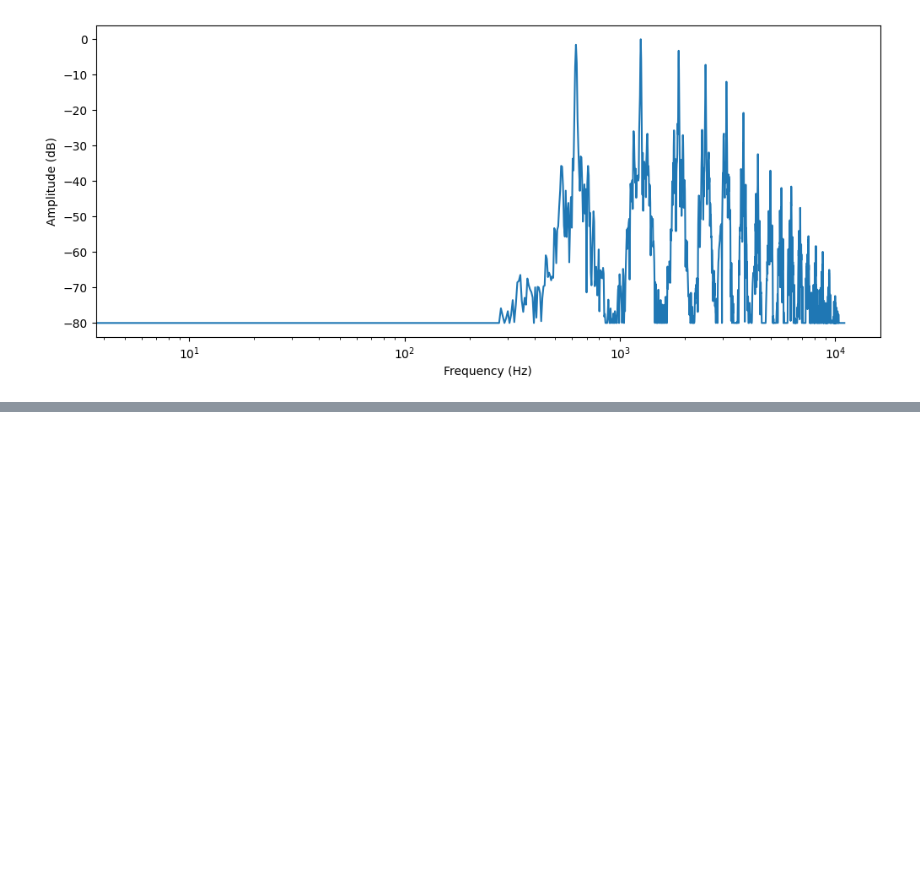
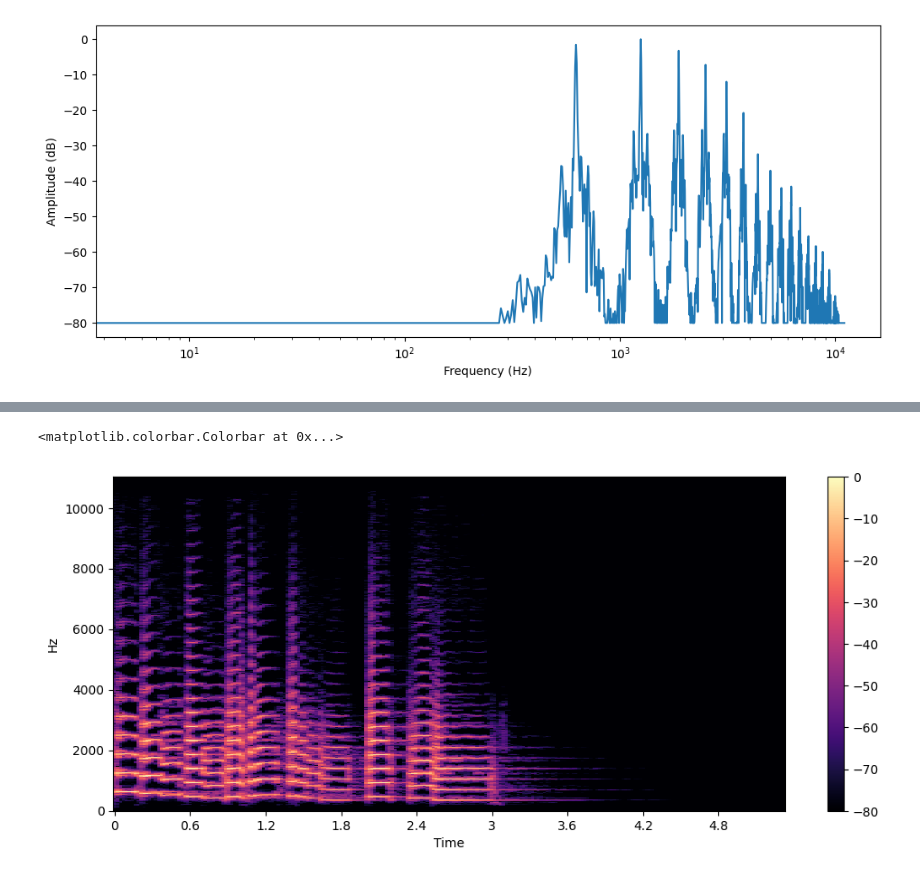
Before and after one commit to AbrarMahmud/Thesis_basic, a Jupyter notebook: Audio_SP.ipynb, the cells around one changed output, grey strips where cells are left out. Drawn from its saved outputs; the diff is of its cells as text; code cells hidden in the pictures; blank space fills up the shorter version.

```diff
--- a/Audio_SP.ipynb
+++ b/Audio_SP.ipynb
@@ -46,0 +48,10 @@ plt.xscale("log")
+# %%
+D = librosa.stft(array)
+S_db = librosa.amplitude_to_db(np.abs(D), ref=np.max)
+
+plt.figure().set_figwidth(12)
+librosa.display.specshow(S_db, x_axis="time", y_axis="hz")
+plt.colorbar()
+# %% [output]
+<matplotlib.colorbar.Colorbar at 0x...>
+[figure, added]
```
Also changed, not shown: parts of 4 cells of this notebook.
